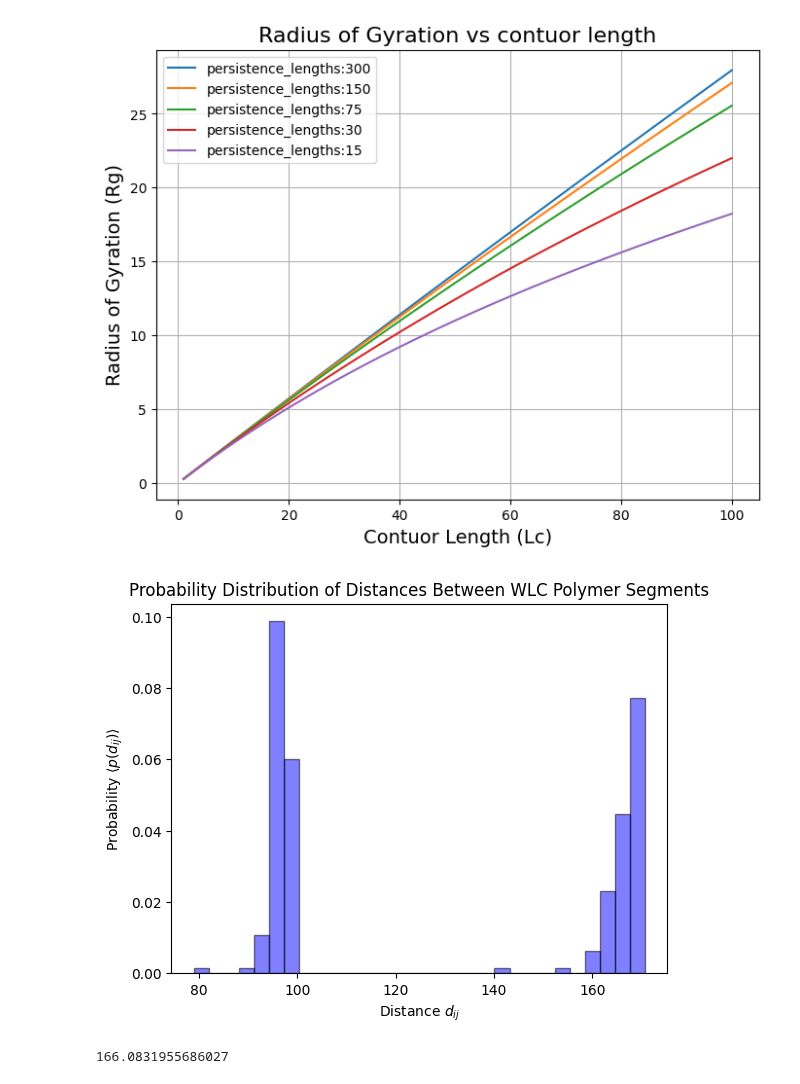
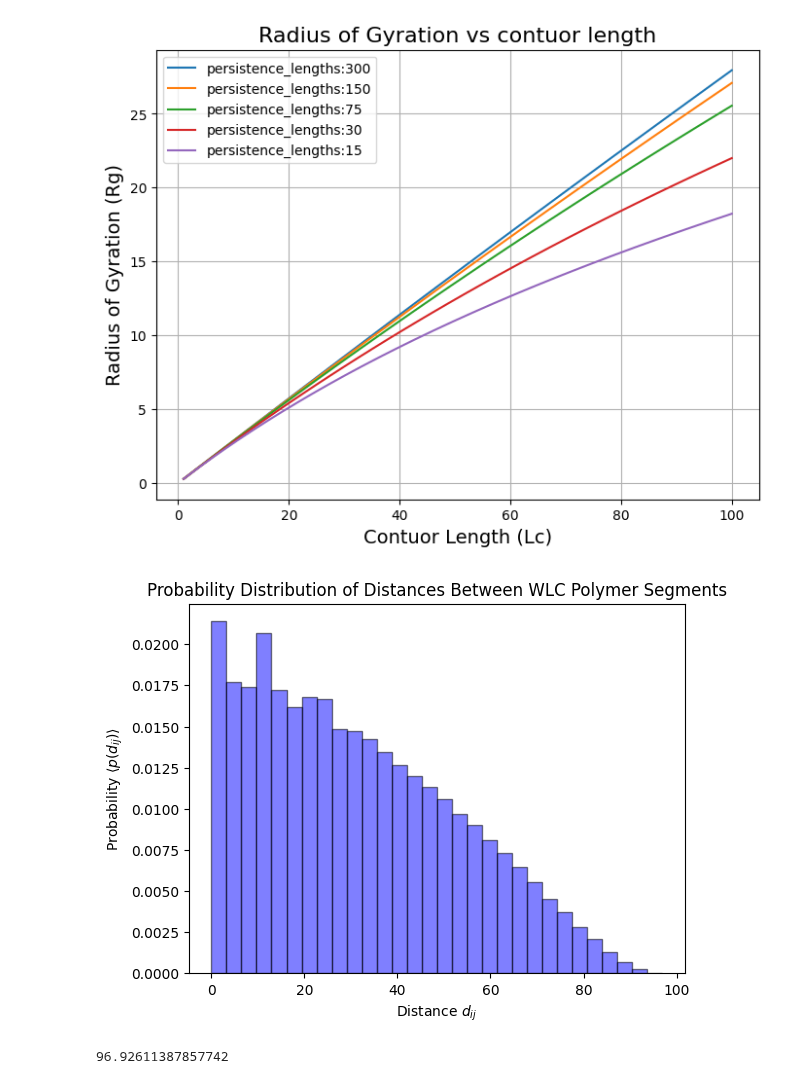
Before and after one commit to B-hub-hue/Python.exam_polymer, a Jupyter notebook: Python_exam_py.ipynb, the cells around one changed output. Saved outputs shown, nothing was run; the diff lists cells and outputs as text; code cells hidden in the pictures.

Commit message:
plotting the histograms remained

```diff
--- a/Python_exam_py.ipynb
+++ b/Python_exam_py.ipynb
@@ -230,7 +230,7 @@ import numpy as np
 import matplotlib.pyplot as plt
 
 N = 100
-persistence_length = 300
+persistence_length = 75
 def custom_gaussian_theta(delta_theta):
     #"""Sample from the custom Gaussian distribution for theta."""
     return np.random.normal(0, delta_theta)
@@ -244,41 +244,41 @@ def rodrigues_rotation(v, k, theta, phi):
             np.cross(k, v) * s_theta +
             k * np.dot(k, v) * (1 - c_theta))
 def dij(positions):
-   return np.linalg.norm(positions[-1] - positions[0])
-   distances = []
+   return np.linalg.norm(positions[-j] - positions[i])
+distances = []
 
 for _ in range(100):
     # Starting vector (arbitrary direction)
-    vectors = [np.array([1, 1, 1])]
+    vectors = [np.array([1, 0, 0])]
 
     for _ in range(1, N):
         # Sample theta (polar angle) from Gaussian distribution
         theta = custom_gaussian_theta(1 / np.sqrt(persistence_length))
         axis_of_rotation = np.cross(np.random.random(size=3), vectors[-1])
 
         # Sample phi (dihedral angle) uniformly between 0 and 2*pi
         phi = np.random.uniform(0, 2 * np.pi)
         # Rotate the previous vector by theta and phi
         new_vector = rodrigues_rotation(vectors[-1], axis_of_rotation, theta, phi)
         vectors.append(new_vector)
 
     # Convert list of vectors to numpy array
     vectors = np.array(vectors)
 
     # Calculate the dij for this trial when persistence length is 75
-    for i in range(0, N-2):
-      for j in range(i + 1, N-1):
+    for i in range(0, N-1):
+      for j in range(i + 1, N):
         distance = dij(vectors.cumsum(axis=0))
         distances.append(distance)
 plt.hist(distances, bins=30, density=True, alpha=0.5, color='blue', edgecolor='black', label='Numerical Simulation')
 
 plt.xlabel('Distance $d_{ij}$')
 plt.ylabel('Probability $\\langle p(d_{ij}) \\rangle$')
 plt.title('Probability Distribution of Distances Between WLC Polymer Segments')
 
 # Show plot
 plt.show()
-print(np.max(distance))
+print(np.max(distances))
 # %% [output]
-[figure, old version]
+[figure, new version]
-166.0831955686027
+96.92611387857742
```
Also changed, not shown: parts of 1 cell of this notebook.
